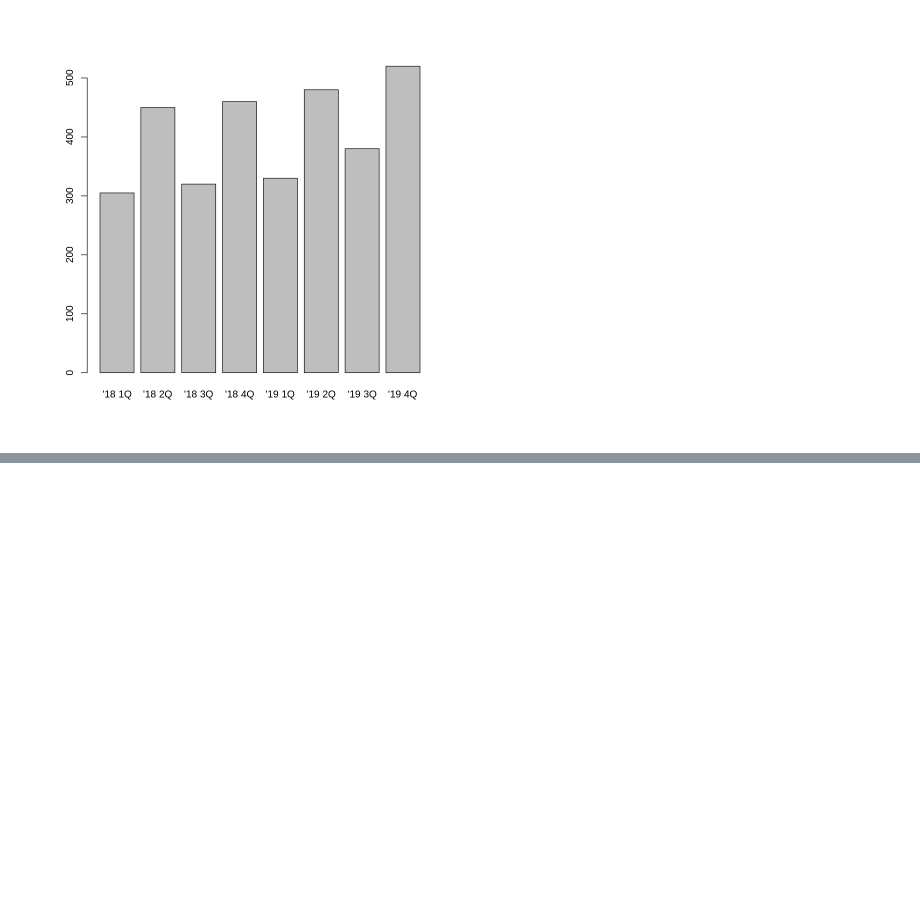
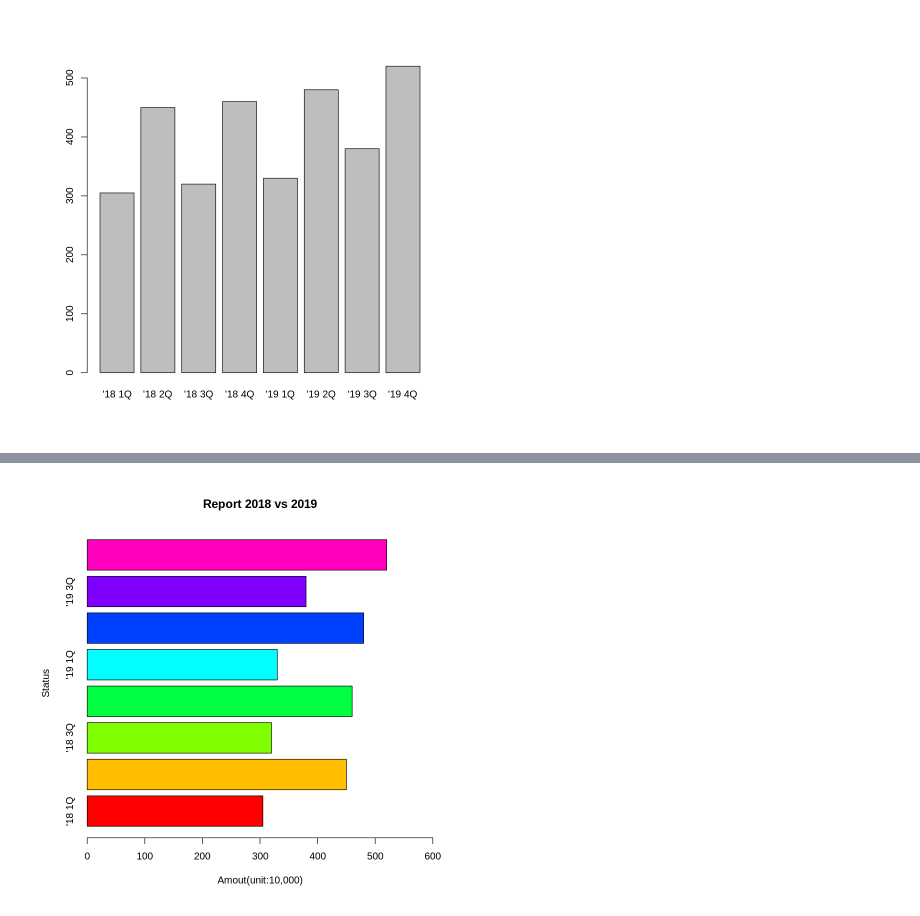
Before and after one commit to gyujin0450/RPRG_PartII, a Jupyter notebook: p140_이산변수시각화.ipynb, the cells around one changed output, grey strips where cells are left out. Drawn from its saved outputs; the diff is of its cells as text; code cells hidden in the pictures; blank space fills up the shorter version.

```diff
--- a/p140_이산변수시각화.ipynb
+++ b/p140_이산변수시각화.ipynb
@@ -31,5 +36,7 @@ barplot(data)
 # %%
-## 가로 막대 차트
-# barplot(data, xlim = c(0,600), horiz = T, xlab = "Amout(unit:10,000)", ylab = "Status",
-#        col = rainbow(8), main = "Report 2018 vs 2019")
+## 가로 막대 차트 : xlim = c(0,600), horiz = T
+barplot(data, xlim = c(0,600), horiz = T, xlab = "Amout(unit:10,000)", ylab = "Status",
+        col = rainbow(8), main = "Report 2018 vs 2019")
+# %% [output]
+[figure, added]
 # %%
```
Also changed, not shown: parts of 16 cells of this notebook.
